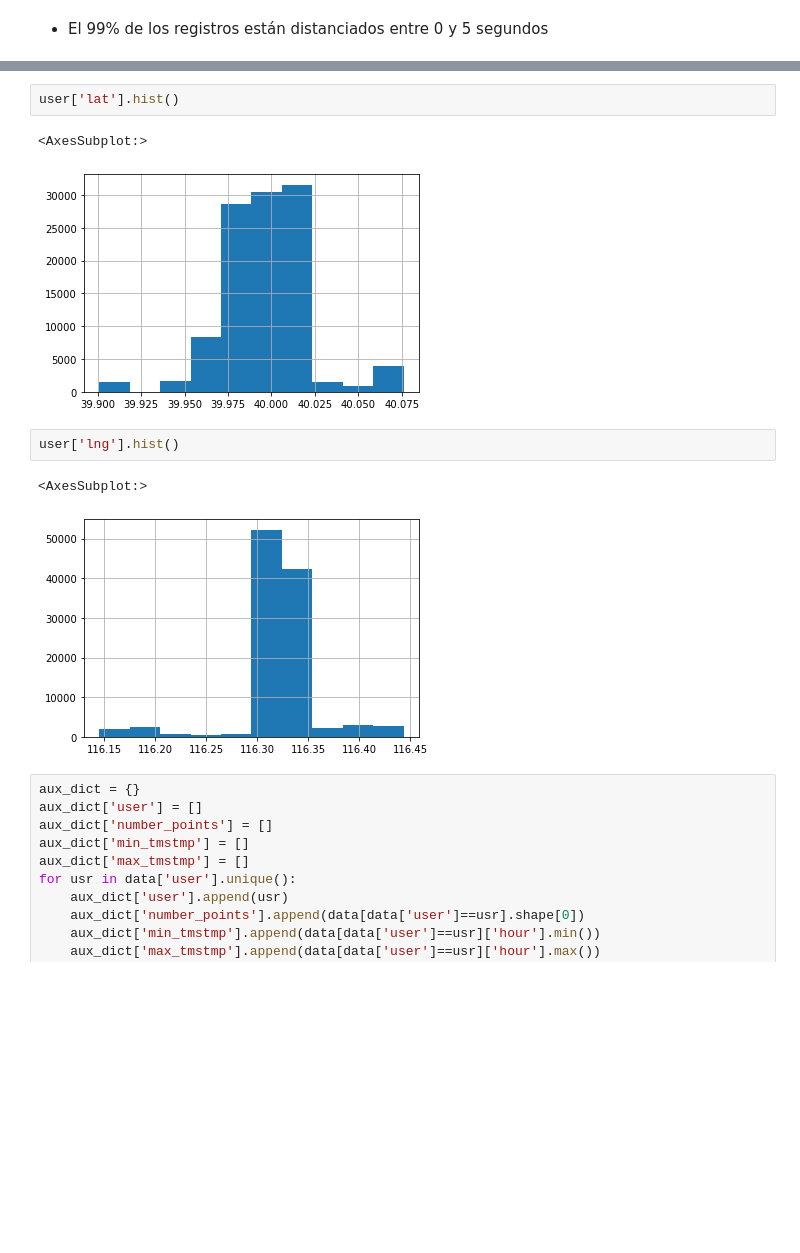
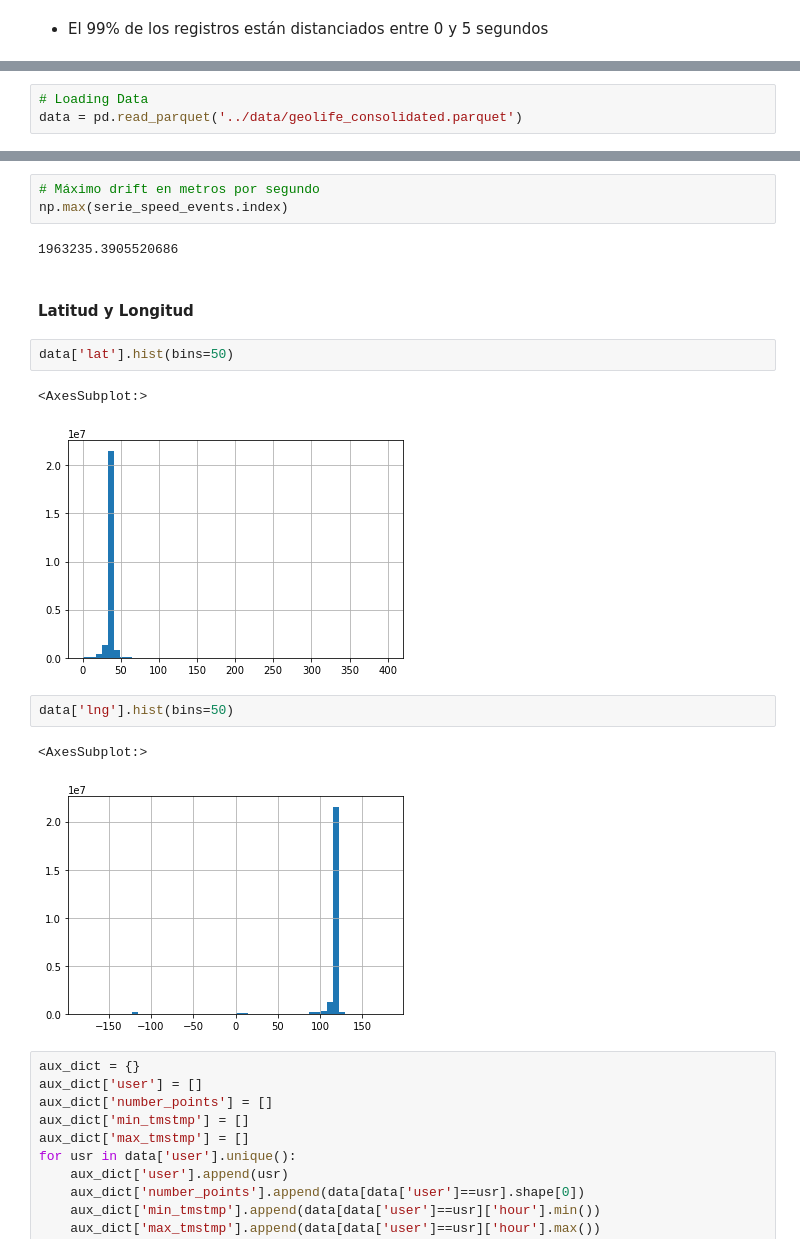
Before and after one commit to GabrielPila/skmob_mmc_mobility, a Jupyter notebook: notebooks/00.6_GeoLife_EDA.ipynb, the cells around one changed output, grey strips where cells are left out. Saved outputs shown, nothing was run; the diff lists cells and outputs as text; blank space fills up the shorter version.

```diff
--- a/notebooks/00.6_GeoLife_EDA.ipynb
+++ b/notebooks/00.6_GeoLife_EDA.ipynb
@@ -328,0 +97,3 @@ data['distance_to_last_km'].mean()
+# %%
+# Loading Data
+data = pd.read_parquet('../data/geolife_consolidated.parquet')
@@ -335,13 +287,20 @@ Name: distance_to_last_km, dtype: float64
+# %%
+# Máximo drift en metros por segundo
+np.max(serie_speed_events.index)
+# %% [output]
+1963235.3905520686
+# %% [markdown]
+#### Latitud y Longitud
 # %%
-user['lat'].hist()
+data['lat'].hist(bins=50)
 # %% [output]
 <AxesSubplot:>
-[figure, old version]
+[figure, new version]
 # %%
-user['lng'].hist()
+data['lng'].hist(bins=50)
 # %% [output]
 <AxesSubplot:>
-[figure, old version]
+[figure, new version]
 # %%
 aux_dict = {}
 aux_dict['user'] = []
```
Also changed, not shown: parts of 69 cells of this notebook.
